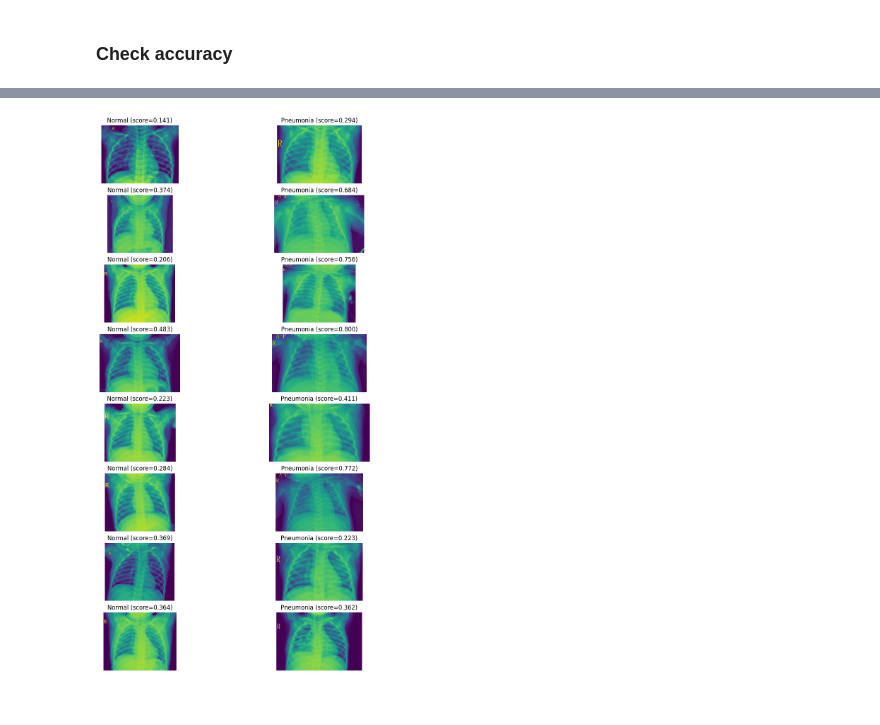
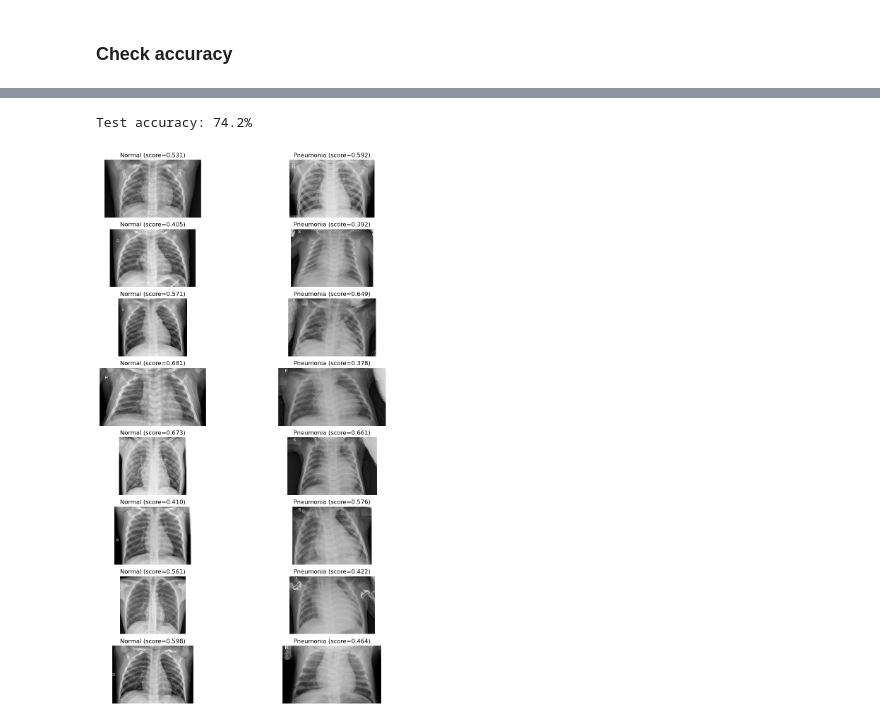
Before and after one commit to WeizmannMLcourse/MLCourse_2025, a Jupyter notebook: Tutorial6_transfer_learning/fine_tuning.ipynb, the cells around one changed output, grey strips where cells are left out. Drawn from its saved outputs; the diff is of its cells as text; code cells hidden in the pictures.

```diff
--- a/Tutorial6_transfer_learning/fine_tuning.ipynb
+++ b/Tutorial6_transfer_learning/fine_tuning.ipynb
@@ -315,14 +286,20 @@ scores
+# %%
+preds = (scores > 0.5).astype(int)
+accuracy = np.mean(preds == labels)
+print(f'Test accuracy: {accuracy*100:.1f}%')
+# %% [output]
+Test accuracy: 74.2%
 # %%
 fig, axes = plt.subplots(8, 2, figsize=(12, 20))
 
 for i in range(8):
-    axes[i,0].imshow(plt.imread(images_normal_valid[i]))
+    axes[i,0].imshow(plt.imread(images_normal_test[i]), cmap='gray')
     axes[i,0].set_title(f'Normal (score={scores[i]:.3f})')
     axes[i,0].set_axis_off()
-    axes[i,1].imshow(plt.imread(images_pneumo_valid[i]))
+    axes[i,1].imshow(plt.imread(images_pneumo_test[i]), cmap='gray')
     axes[i,1].set_title(f'Pneumonia (score={scores[i+8]:.3f})')
     axes[i,1].set_axis_off()
 
 plt.show()
 # %% [output]
-[figure, old version]
+[figure, new version]
```
Also changed, not shown: parts of 16 cells of this notebook.
